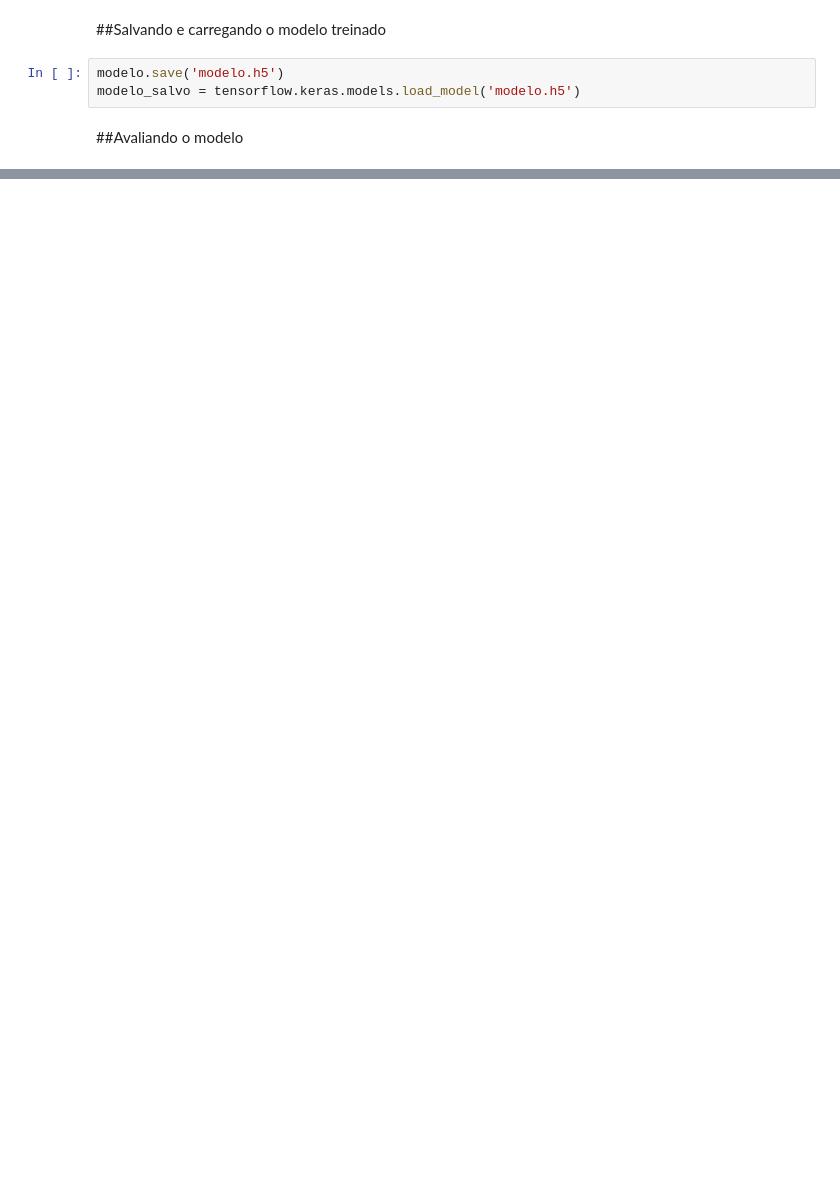
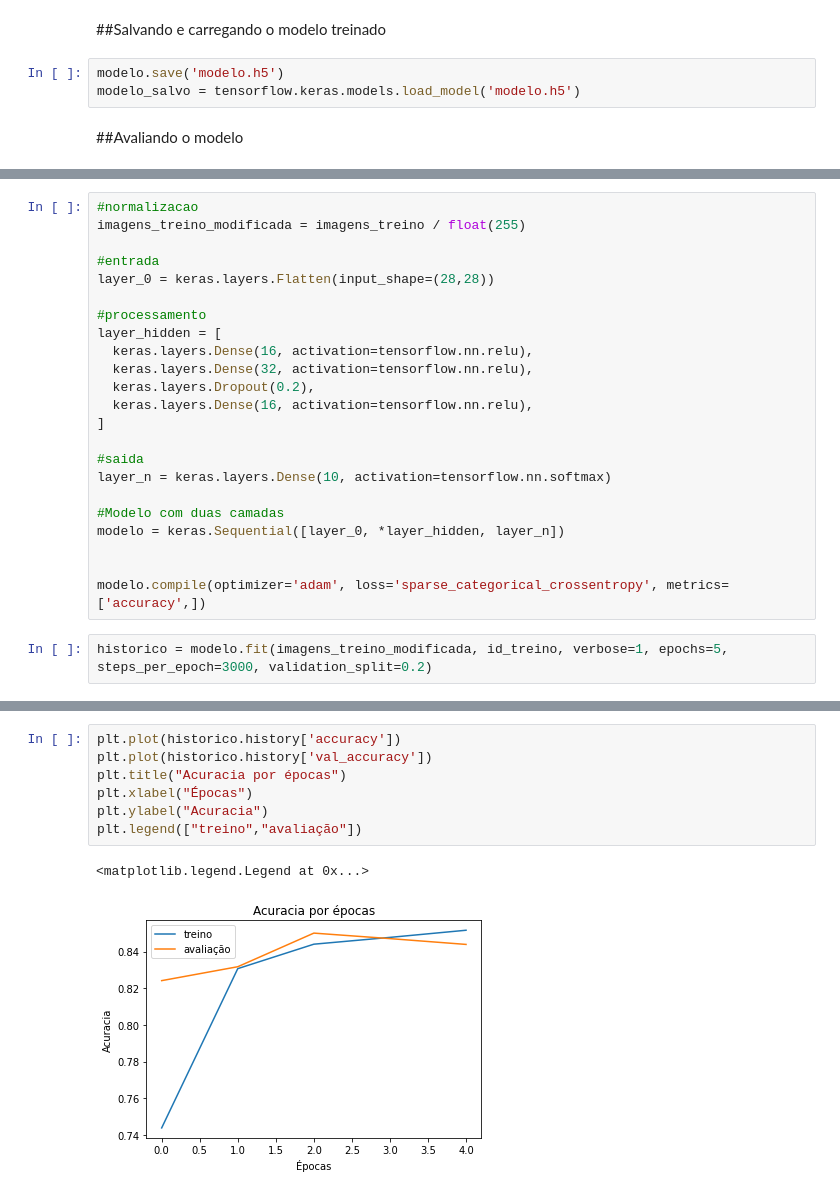
Before and after one commit to Maysk/data_science_alura, a Jupyter notebook: deep_learning_parte_2/classificacao_roupas_2.ipynb, the cells around one changed output, grey strips where cells are left out. Saved outputs shown, nothing was run; the diff lists cells and outputs as text; blank space fills up the shorter version.

```diff
--- a/deep_learning_parte_2/classificacao_roupas_2.ipynb
+++ b/deep_learning_parte_2/classificacao_roupas_2.ipynb
@@ -145,0 +186,25 @@ perda_teste, acuracia_teste = modelo_salvo.evaluate(imagens_teste, id_teste, ste
+# %%
+#normalizacao
+imagens_treino_modificada = imagens_treino / float(255)
+
+#entrada
+layer_0 = keras.layers.Flatten(input_shape=(28,28))
+
+#processamento
+layer_hidden = [
+  keras.layers.Dense(16, activation=tensorflow.nn.relu),
+  keras.layers.Dense(32, activation=tensorflow.nn.relu),
+  keras.layers.Dropout(0.2),
+  keras.layers.Dense(16, activation=tensorflow.nn.relu),
+]
+
+#saida
+layer_n = keras.layers.Dense(10, activation=tensorflow.nn.softmax)
+
+#Modelo com duas camadas
+modelo = keras.Sequential([layer_0, *layer_hidden, layer_n])
+
+
+modelo.compile(optimizer='adam', loss='sparse_categorical_crossentropy', metrics=['accuracy',])
+# %%
+historico = modelo.fit(imagens_treino_modificada, id_treino, verbose=1, epochs=5, steps_per_epoch=3000, validation_split=0.2)
@@ -145,0 +222,10 @@ perda_teste, acuracia_teste = modelo_salvo.evaluate(imagens_teste, id_teste, ste
+# %%
+plt.plot(historico.history['accuracy'])
+plt.plot(historico.history['val_accuracy'])
+plt.title("Acuracia por épocas")
+plt.xlabel("Épocas")
+plt.ylabel("Acuracia")
+plt.legend(["treino","avaliação"])
+# %% [output]
+<matplotlib.legend.Legend at 0x...>
+[figure, added]
```
Also changed, not shown: parts of 16 cells of this notebook.
